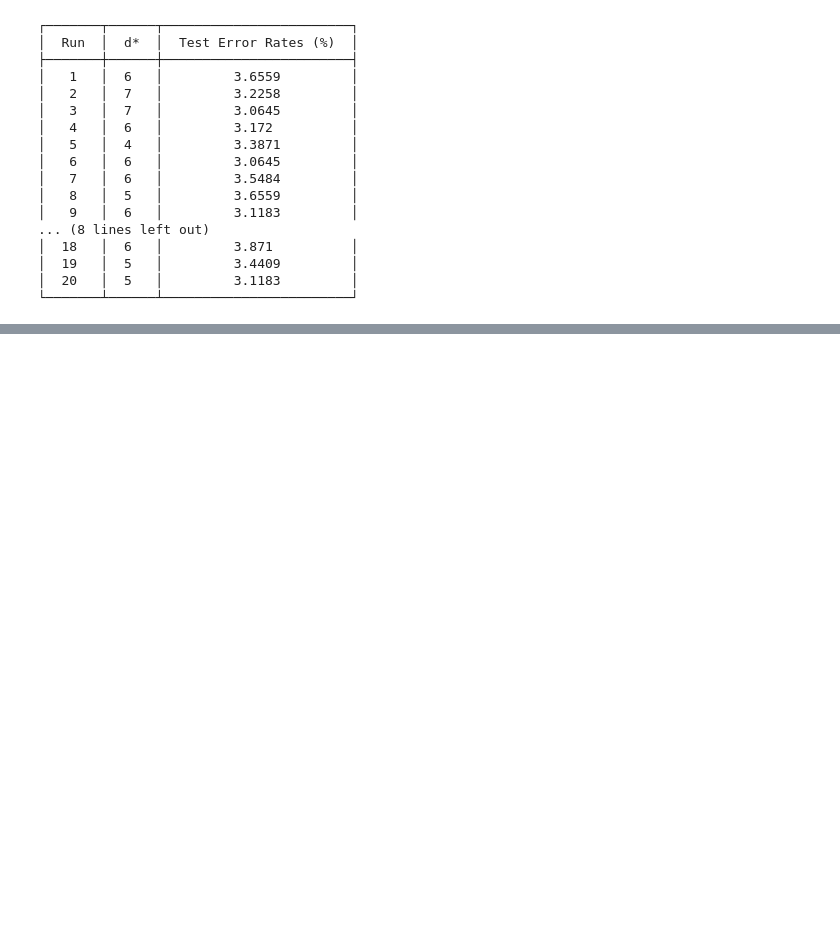
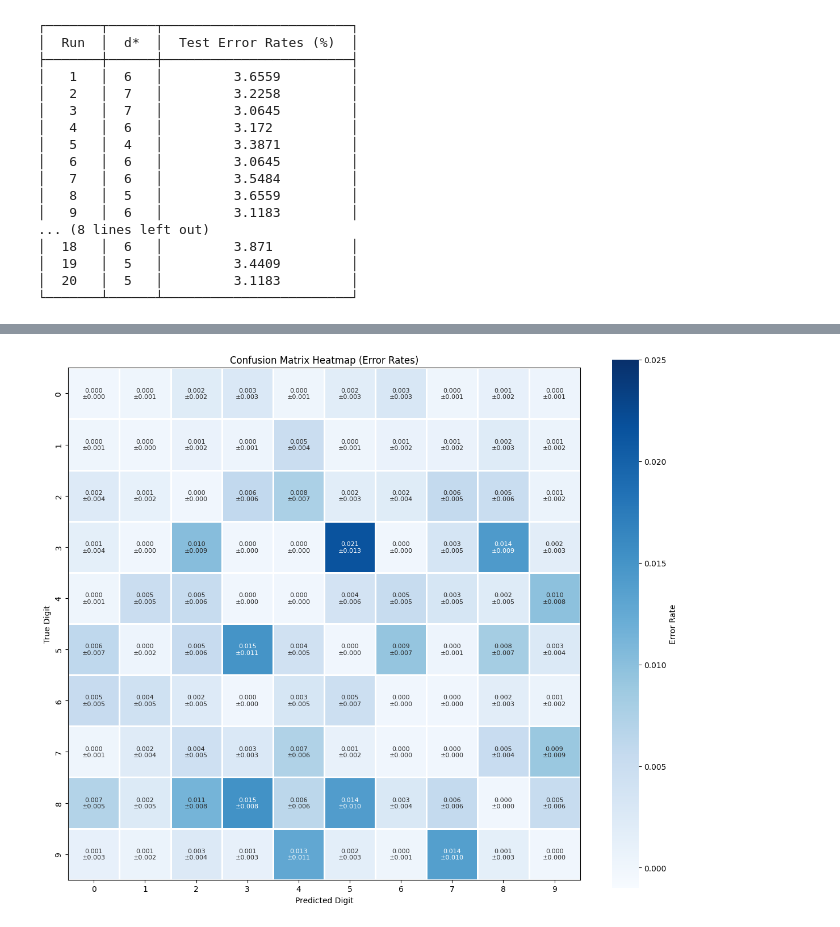
Before and after one commit to victorfiz/UCL-Machine-Learning-MSc, a Jupyter notebook: supervised_learning/CW2_COMP0078/kernel_perceptron/kernel_perceptron.ipynb, the cells around one changed output, grey strips where cells are left out. Drawn from its saved outputs; the diff is of its cells as text; code cells hidden in the pictures; blank space fills up the shorter version.

```diff
--- a/supervised_learning/CW2_COMP0078/kernel_perceptron/kernel_perceptron.ipynb
+++ b/supervised_learning/CW2_COMP0078/kernel_perceptron/kernel_perceptron.ipynb
@@ -410,0 +507,39 @@ else:
+# %%
+import seaborn as sns
+import matplotlib.pyplot as plt
+import numpy as np
+
+plt.figure(figsize=(12, 10))
+
+annotations = np.empty_like(mean_conf, dtype=object)
+for i in range(mean_conf.shape[0]):
+    for j in range(mean_conf.shape[1]):
+        annotations[i,j] = f'{mean_conf[i,j]:.3f}\n±{std_conf[i,j]:.3f}'
+
+sns.heatmap(mean_conf,
+            annot=annotations,
+            fmt='',
+            cmap=sns.color_palette("Blues", as_cmap=True),
+            vmin=-0.001,
+            vmax=0.025,
+            xticklabels=range(10),
+            yticklabels=range(10),
+            annot_kws={'size': 8},
+            linewidths=1,
+            cbar_kws={'label': 'Error Rate'})
+
+
+plt.gca().set_box_aspect(1)
+plt.gca().spines['top'].set_visible(True)
+plt.gca().spines['right'].set_visible(True)
+plt.gca().spines['bottom'].set_visible(True)
+plt.gca().spines['left'].set_visible(True)
+
+plt.title('Confusion Matrix Heatmap (Error Rates)')
+plt.xlabel('Predicted Digit')
+plt.ylabel('True Digit')
+
+plt.tight_layout()
+plt.show()
+# %% [output]
+[figure, added]
```
Also changed, not shown: parts of 4 cells of this notebook, 2 other files.
